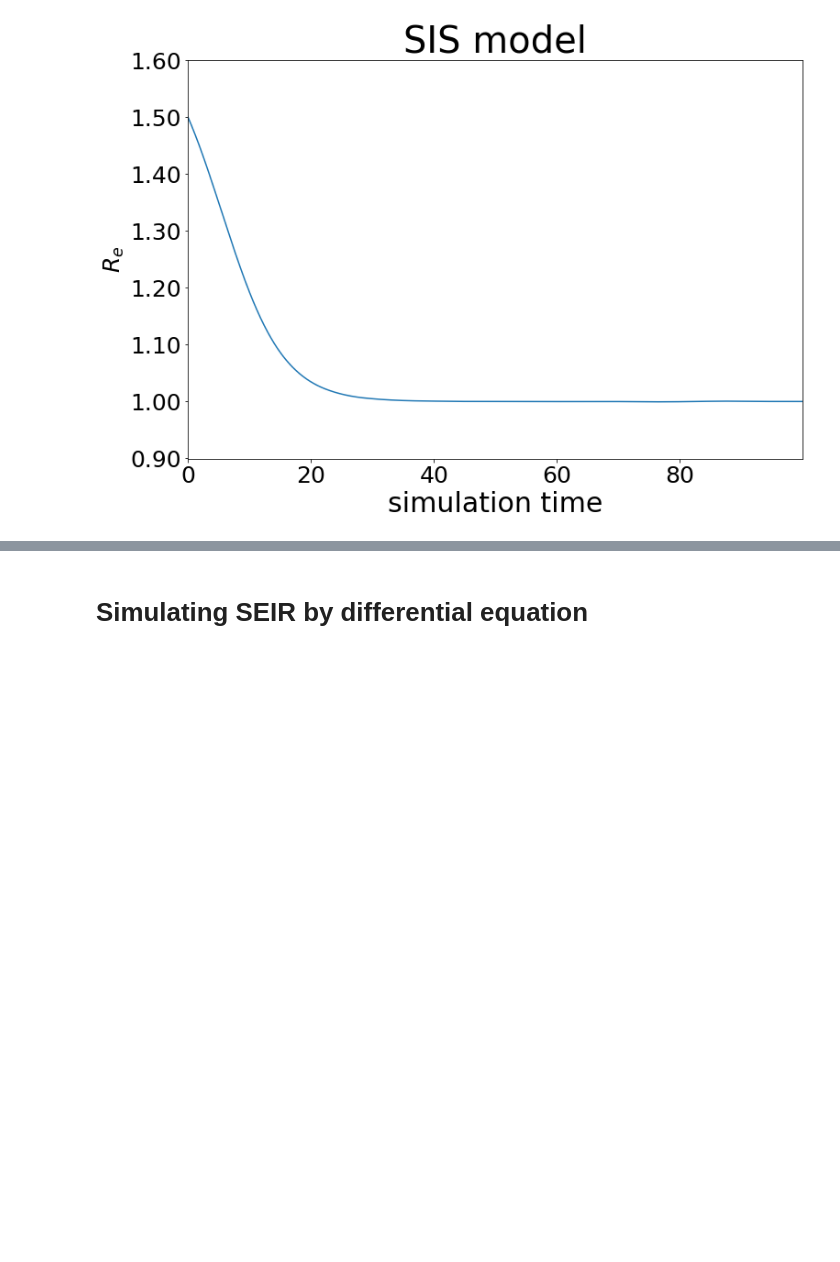
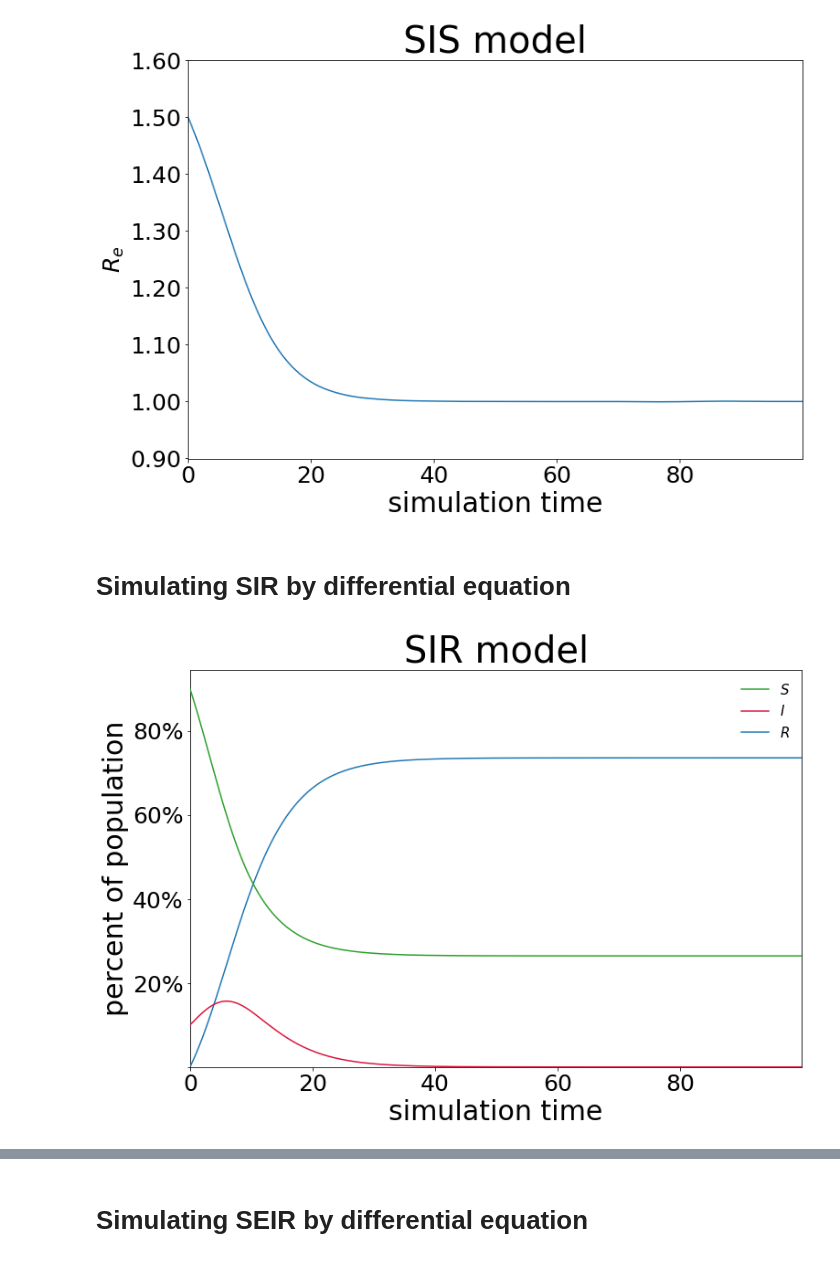
Before and after one commit to GyeongHwan-Jang/SEIRmodel, a Jupyter notebook: main.ipynb, the cells around one changed output, grey strips where cells are left out. Drawn from its saved outputs; the diff is of its cells as text; code cells hidden in the pictures; blank space fills up the shorter version.

Commit message:
add SIRmodel

```diff
--- a/main.ipynb
+++ b/main.ipynb
@@ -286,3 +286,12 @@ ax.set_title("SIS model", size=40)
 plt.show()
 # %% [output]
 [figure]
+# %% [markdown]
+# Simulating SIR by differential equation
+# %%
+# simulate SIRmodel with line plot
+SIR = Compartment_Model.SIRmodel(100, 0.5, 0.3, initI=10)
+SIR.run(100)
+SIR.plot("SIR model", S_plot = "line", I_plot = "line", R_plot = "line")
+# %% [output]
+[figure, added]
```
Also changed, not shown: parts of 3 cells of this notebook, 1 other file.
